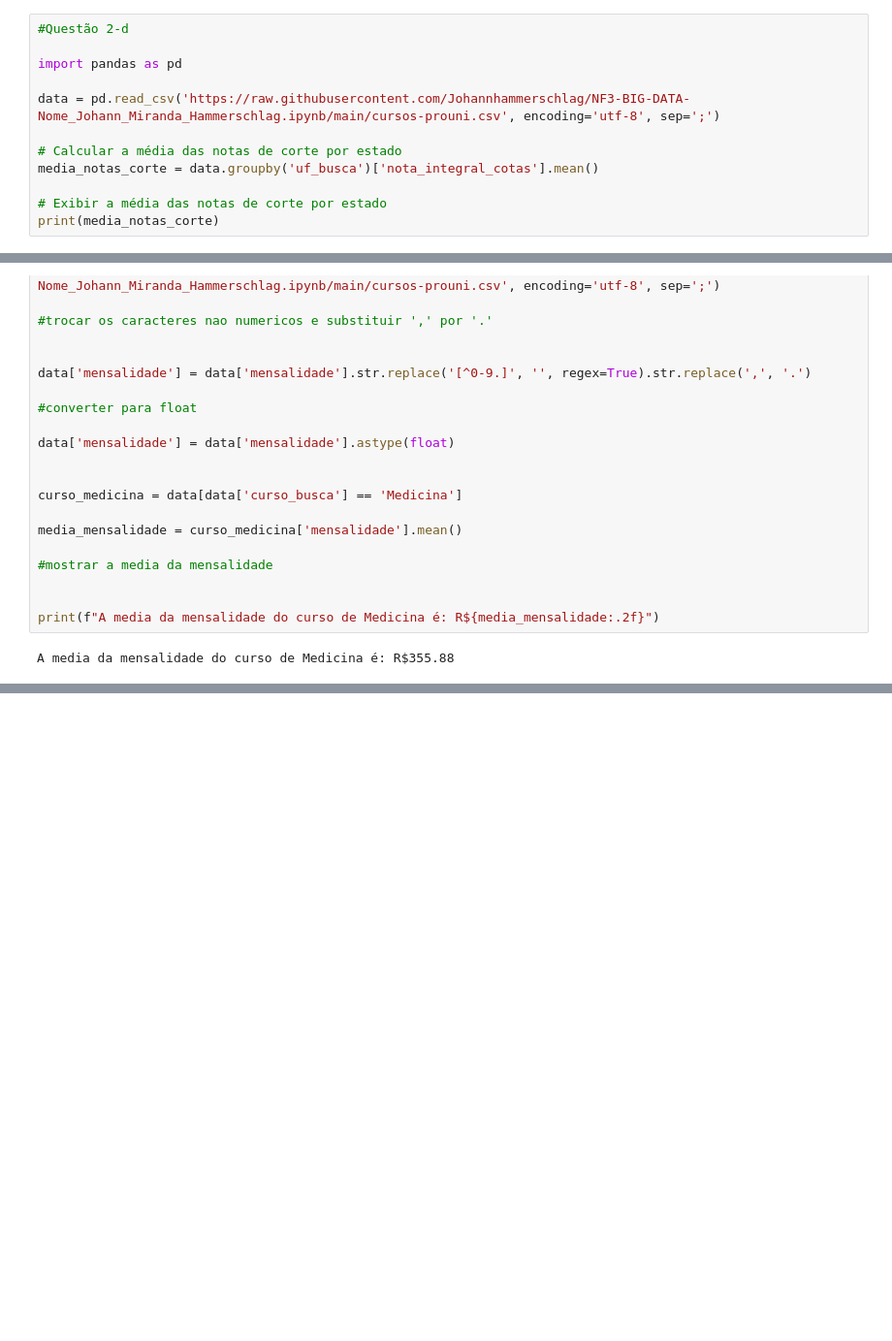
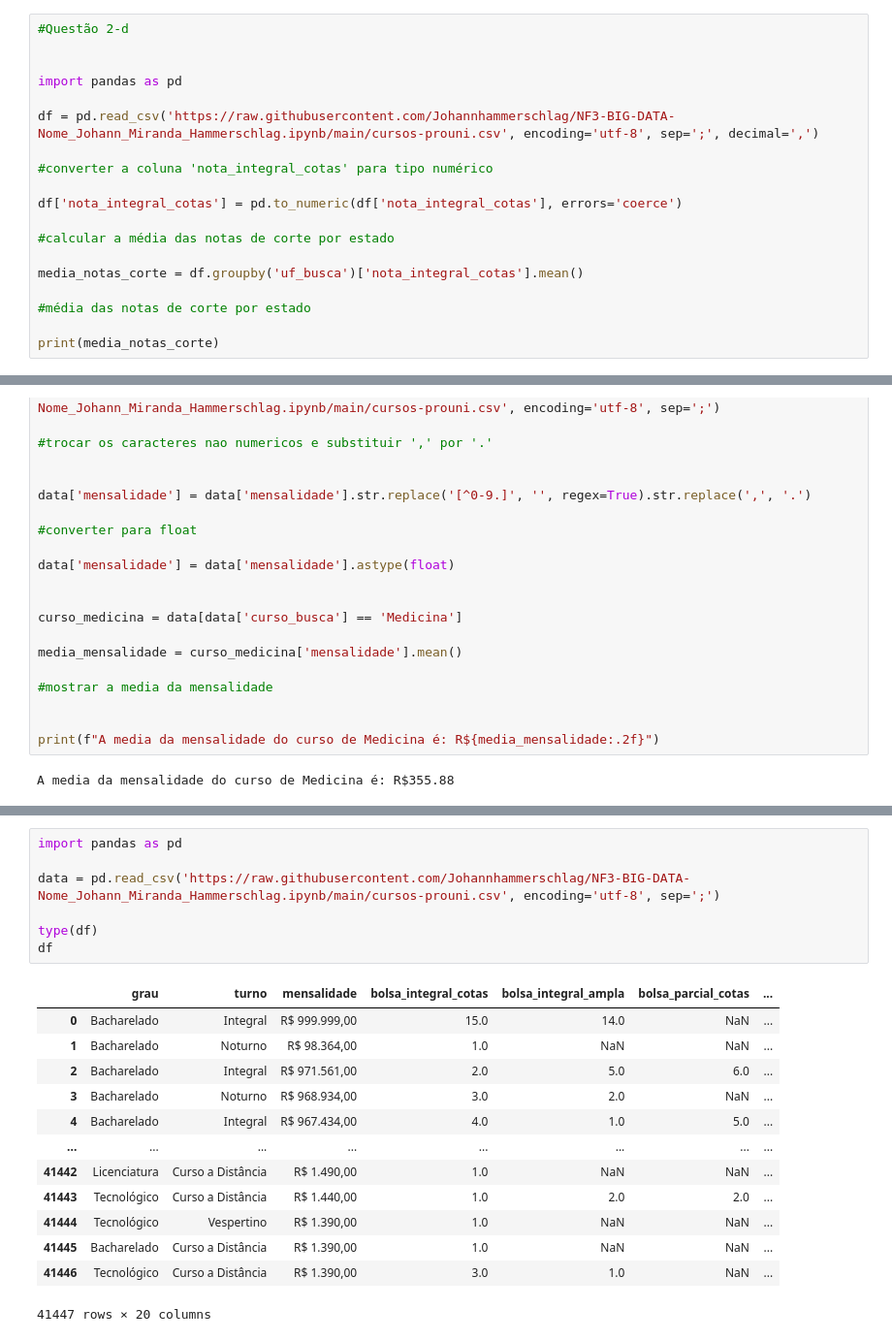
Before and after one commit to Johannhammerschlag/NF3-BIG-DATA-Nome_Johann_Miranda_Hammerschlag.ipynb, a Jupyter notebook: NF3_BIG_DATA_Nome_Johann_Miranda_Hammerschlag.ipynb, the cells around one changed output, grey strips where cells are left out. Shown: that part at 97% size. Saved outputs shown, nothing was run; the diff lists cells and outputs as text; blank space fills up the shorter version.

```diff
--- a/NF3_BIG_DATA_Nome_Johann_Miranda_Hammerschlag.ipynb
+++ b/NF3_BIG_DATA_Nome_Johann_Miranda_Hammerschlag.ipynb
@@ -327,14 +352,21 @@ Dados de Medicina:
 # %%
 #Questão 2-d
 
+
 import pandas as pd
 
-data = pd.read_csv('https://raw.githubusercontent.com/Johannhammerschlag/NF3-BIG-DATA-Nome_Johann_Miranda_Hammerschlag.ipynb/main/cursos-prouni.csv', encoding='utf-8', sep=';')
+df = pd.read_csv('https://raw.githubusercontent.com/Johannhammerschlag/NF3-BIG-DATA-Nome_Johann_Miranda_Hammerschlag.ipynb/main/cursos-prouni.csv', encoding='utf-8', sep=';', decimal=',')
 
-# Calcular a média das notas de corte por estado
-media_notas_corte = data.groupby('uf_busca')['nota_integral_cotas'].mean()
+#converter a coluna 'nota_integral_cotas' para tipo numérico
 
-# Exibir a média das notas de corte por estado
+df['nota_integral_cotas'] = pd.to_numeric(df['nota_integral_cotas'], errors='coerce')
+
+#calcular a média das notas de corte por estado
+
+media_notas_corte = df.groupby('uf_busca')['nota_integral_cotas'].mean()
+
+#média das notas de corte por estado
+
 print(media_notas_corte)
 # %% [output]
 uf_busca
@@ -519,0 +612,21 @@ max                   0.0
+# %%
+import pandas as pd
+
+data = pd.read_csv('https://raw.githubusercontent.com/Johannhammerschlag/NF3-BIG-DATA-Nome_Johann_Miranda_Hammerschlag.ipynb/main/cursos-prouni.csv', encoding='utf-8', sep=';')
+
+type(df)
+df
+# %% [output]
+|  | grau | turno | mensalidade | bolsa_integral_cotas | bolsa_integral_ampla | bolsa_parcial_cotas | ... |
+| 0 | Bacharelado | Integral | R$ 999.999,00 | 15.0 | 14.0 | NaN | ... |
+| 1 | Bacharelado | Noturno | R$ 98.364,00 | 1.0 | NaN | NaN | ... |
+| 2 | Bacharelado | Integral | R$ 971.561,00 | 2.0 | 5.0 | 6.0 | ... |
+| 3 | Bacharelado | Noturno | R$ 968.934,00 | 3.0 | 2.0 | NaN | ... |
+| 4 | Bacharelado | Integral | R$ 967.434,00 | 4.0 | 1.0 | 5.0 | ... |
+| ... | ... | ... | ... | ... | ... | ... | ... |
+| 41442 | Licenciatura | Curso a Distância | R$ 1.490,00 | 1.0 | NaN | NaN | ... |
+| 41443 | Tecnológico | Curso a Distância | R$ 1.440,00 | 1.0 | 2.0 | 2.0 | ... |
+| 41444 | Tecnológico | Vespertino | R$ 1.390,00 | 1.0 | NaN | NaN | ... |
+| 41445 | Bacharelado | Curso a Distância | R$ 1.390,00 | 1.0 | NaN | NaN | ... |
+| 41446 | Tecnológico | Curso a Distância | R$ 1.390,00 | 3.0 | 1.0 | NaN | ... |
+41447 rows × 20 columns
```
Also changed, not shown: parts of 11 cells of this notebook.
